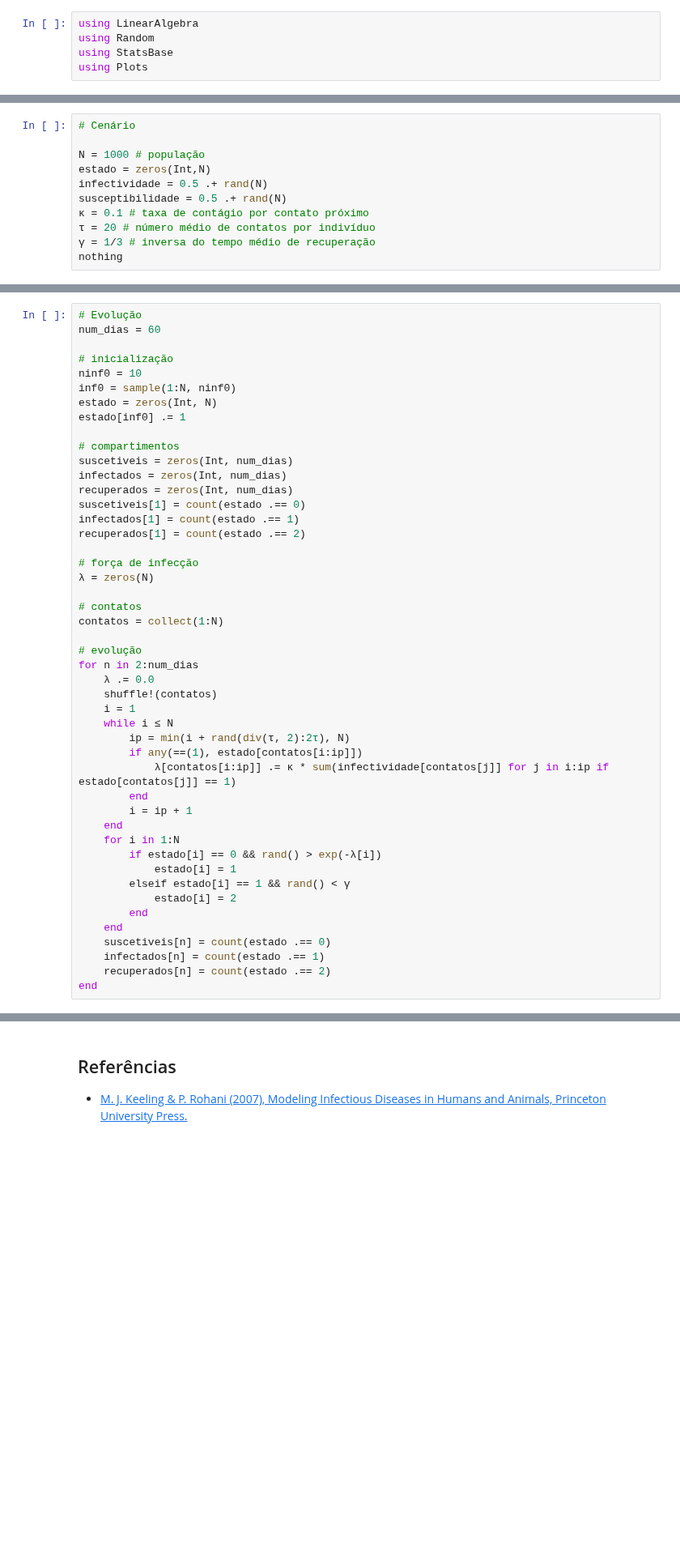
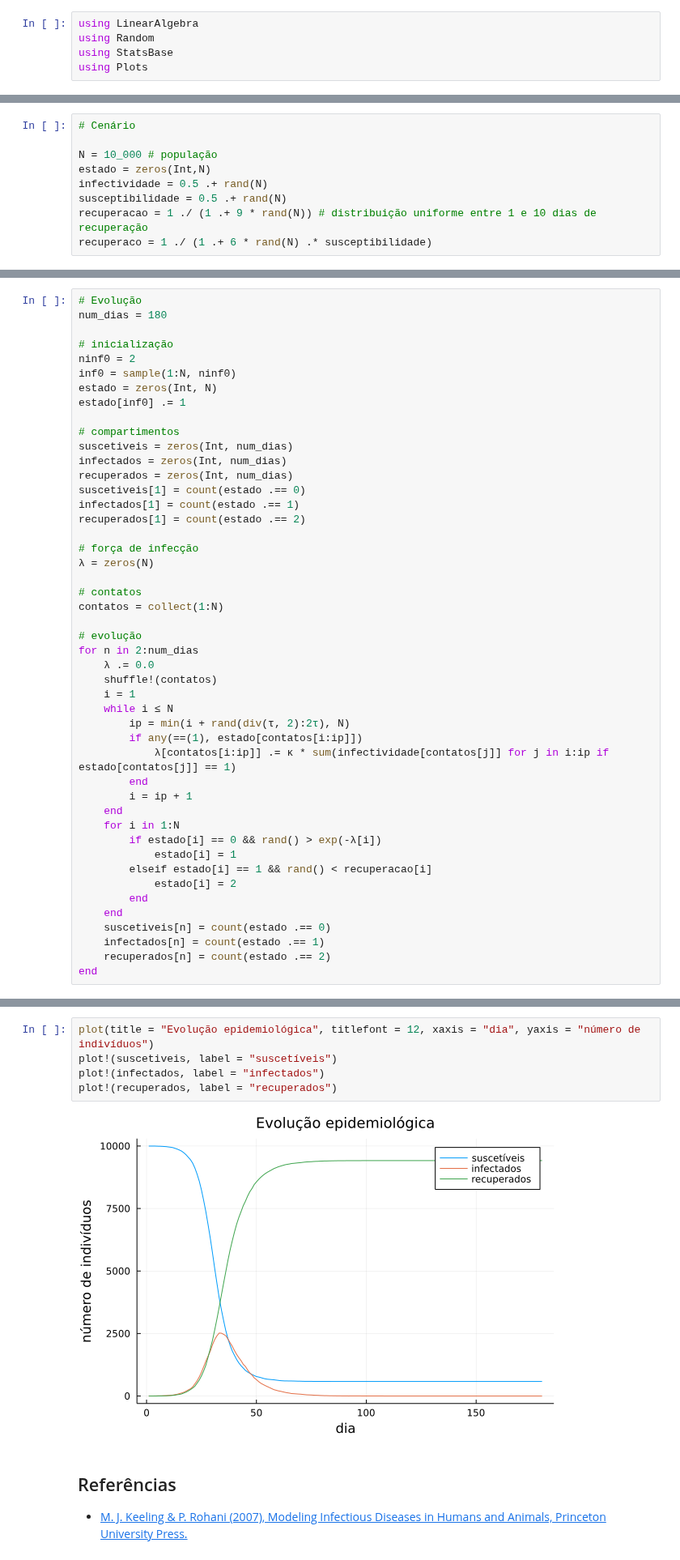
Before and after one commit to rmsrosa/modelagem_matematica, a Jupyter notebook: src/jupyter/c10/1004-Individual_estocastico.ipynb, the cells around one changed output, grey strips where cells are left out. Shown at 81% size. Drawn from its saved outputs; the diff is of its cells as text; blank space fills up the shorter version.

```diff
--- a/src/jupyter/c10/1004-Individual_estocastico.ipynb
+++ b/src/jupyter/c10/1004-Individual_estocastico.ipynb
@@ -16,11 +46,9 @@ using Plots
 # %%
 # Cenário
 
-N = 1000 # população
+N = 10_000 # população
 estado = zeros(Int,N)
 infectividade = 0.5 .+ rand(N)
 susceptibilidade = 0.5 .+ rand(N)
-κ = 0.1 # taxa de contágio por contato próximo
-τ = 20 # número médio de contatos por indivíduo
-γ = 1/3 # inversa do tempo médio de recuperação
-nothing
+recuperacao = 1 ./ (1 .+ 9 * rand(N)) # distribuição uniforme entre 1 e 10 dias de recuperação
+recuperaco = 1 ./ (1 .+ 6 * rand(N) .* susceptibilidade)
@@ -34,9 +109,9 @@ recuperados = count(estado .== 2)
 # %%
 # Evolução
-num_dias = 60
+num_dias = 180
 
 # inicialização
-ninf0 = 10
+ninf0 = 2
 inf0 = sample(1:N, ninf0)
 estado = zeros(Int, N)
 estado[inf0] .= 1
@@ -70,7 +145,7 @@ for n in 2:num_dias
     for i in 1:N
         if estado[i] == 0 && rand() > exp(-λ[i])
             estado[i] = 1
-        elseif estado[i] == 1 && rand() < γ
+        elseif estado[i] == 1 && rand() < recuperacao[i]
             estado[i] = 2
         end
     end
@@ -85,3 +156,10 @@ plot!(recuperados)
+# %%
+plot(title = "Evolução epidemiológica", titlefont = 12, xaxis = "dia", yaxis = "número de indivíduos")
+plot!(suscetiveis, label = "suscetíveis")
+plot!(infectados, label = "infectados")
+plot!(recuperados, label = "recuperados")
+# %% [output]
+[figure, added]
 # %% [markdown]
 
 
```
Also changed, not shown: parts of 11 cells of this notebook.
